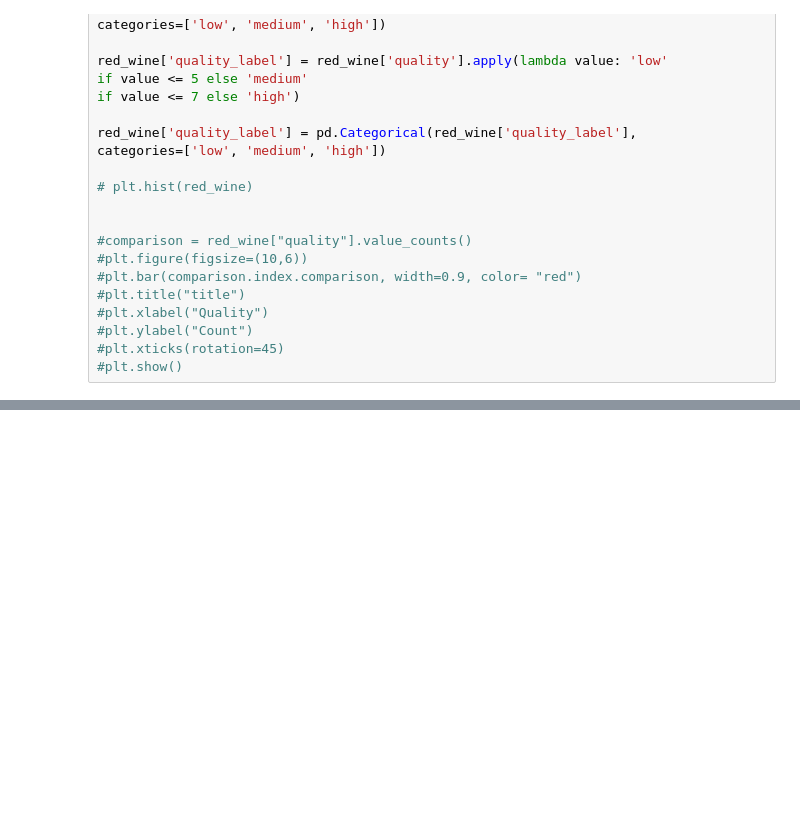
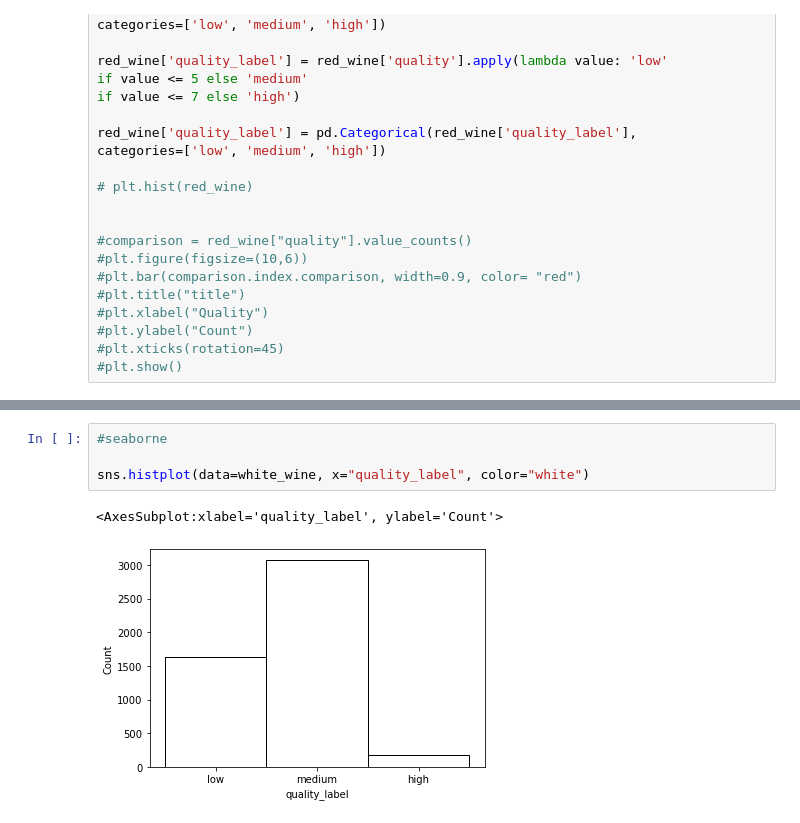
Before and after one commit to movifu1982/EDA---Wine-Project, a Jupyter notebook: EDA.ipynb, the cells around one changed output, grey strips where cells are left out. Drawn from its saved outputs; the diff is of its cells as text; blank space fills up the shorter version.

```diff
--- a/EDA.ipynb
+++ b/EDA.ipynb
@@ -142,0 +154,7 @@ sns.histplot(data=red_wine, x="quality_label", color="red")
+# %%
+#seaborne
+
+sns.histplot(data=white_wine, x="quality_label", color="white")
+# %% [output]
+<AxesSubplot:xlabel='quality_label', ylabel='Count'>
+[figure, added]
```
Also changed, not shown: parts of 10 cells of this notebook.
